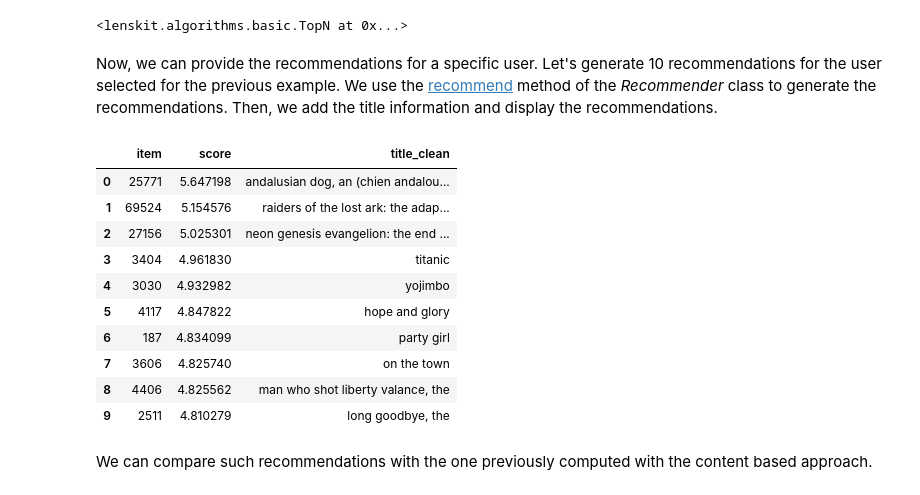
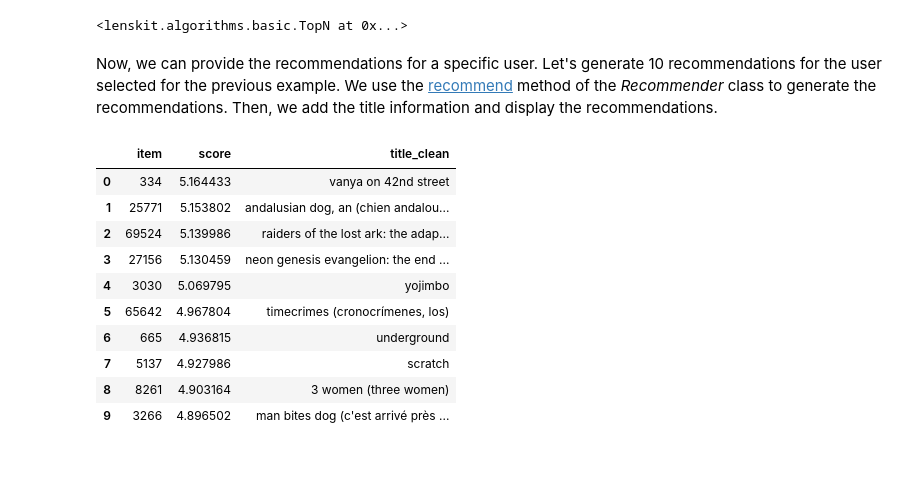
Before and after one commit to barnap/recsys-um-labs, a Jupyter notebook: Lab1/Tutorial Lab 1.ipynb, the cells around one changed output. Drawn from its saved outputs; the diff is of its cells as text; code cells hidden in the pictures; blank space fills up the shorter version.

```diff
--- a/Lab1/Tutorial Lab 1.ipynb
+++ b/Lab1/Tutorial Lab 1.ipynb
@@ -500,23 +500,21 @@ recsys = Recommender.adapt(user_user)
 recsys.fit(rating_lenskit_df)
 # %% [output]
 <lenskit.algorithms.basic.TopN at 0x...>
-# %% [markdown]
-Now, we can provide the recommendations for a specific user. Let's generate 10 recommendations for the user selected for the previous example. We use the [recommend](https://lkpy.readthedocs.io/en/stable/interfaces.html?highlight=Recommender#lenskit.Recommender.recommend) method of the *Recommender* class to generate the recommendations. Then, we add the title information and display the recommendations.
+# %% [markdown]
+Now, we can provide the recommendations for a specific user. Let's generate 10 recommendations for the user selected for the previous example. We use the [recommend](https://lkpy.readthedocs.io/en/stable/interfaces.html?highlight=Recommender#lenskit.Recommender.recommend) method of the *Recommender* class to generate the recommendations. Then, we add the title information and display the recommendations.
 # %%
-selected_movies = algo.recommend(selected_user, 10) # generate 10 recommendations for the selected user
+selected_movies = recsys.recommend(selected_user, 10) # generate 10 recommendations for the selected user
 selected_movies = selected_movies.join(movies_lenskit_df['title_clean'], on='item')
 display(selected_movies)
 # %% [output]
 |  | item | score | title_clean |
-| 0 | 25771 | 5.647198 | andalusian dog, an (chien andalou... |
-| 1 | 69524 | 5.154576 | raiders of the lost ark: the adap... |
-| 2 | 27156 | 5.025301 | neon genesis evangelion: the end ... |
-| 3 | 3404 | 4.961830 | titanic |
-| 4 | 3030 | 4.932982 | yojimbo |
-| 5 | 4117 | 4.847822 | hope and glory |
-| 6 | 187 | 4.834099 | party girl |
-| 7 | 3606 | 4.825740 | on the town |
-| 8 | 4406 | 4.825562 | man who shot liberty valance, the |
-| 9 | 2511 | 4.810279 | long goodbye, the |
+| 0 | 334 | 5.164433 | vanya on 42nd street |
+| 1 | 25771 | 5.153802 | andalusian dog, an (chien andalou... |
+| 2 | 69524 | 5.139986 | raiders of the lost ark: the adap... |
+| 3 | 27156 | 5.130459 | neon genesis evangelion: the end ... |
+| 4 | 3030 | 5.069795 | yojimbo |
+| 5 | 65642 | 4.967804 | timecrimes (cronocrímenes, los) |
+| 6 | 665 | 4.936815 | underground |
+| 7 | 5137 | 4.927986 | scratch |
+| 8 | 8261 | 4.903164 | 3 women (three women) |
+| 9 | 3266 | 4.896502 | man bites dog (c'est arrivé près ... |
-# %% [markdown]
-We can compare such recommendations with the one previously computed with the content based approach.
```
Also changed, not shown: parts of 82 cells of this notebook.
